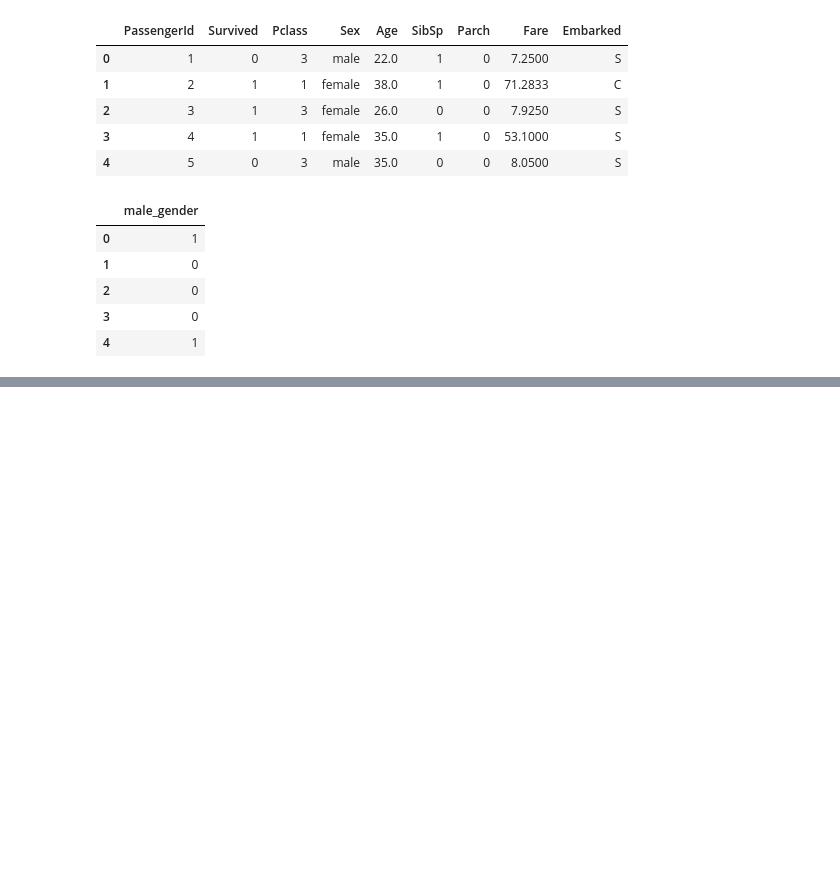
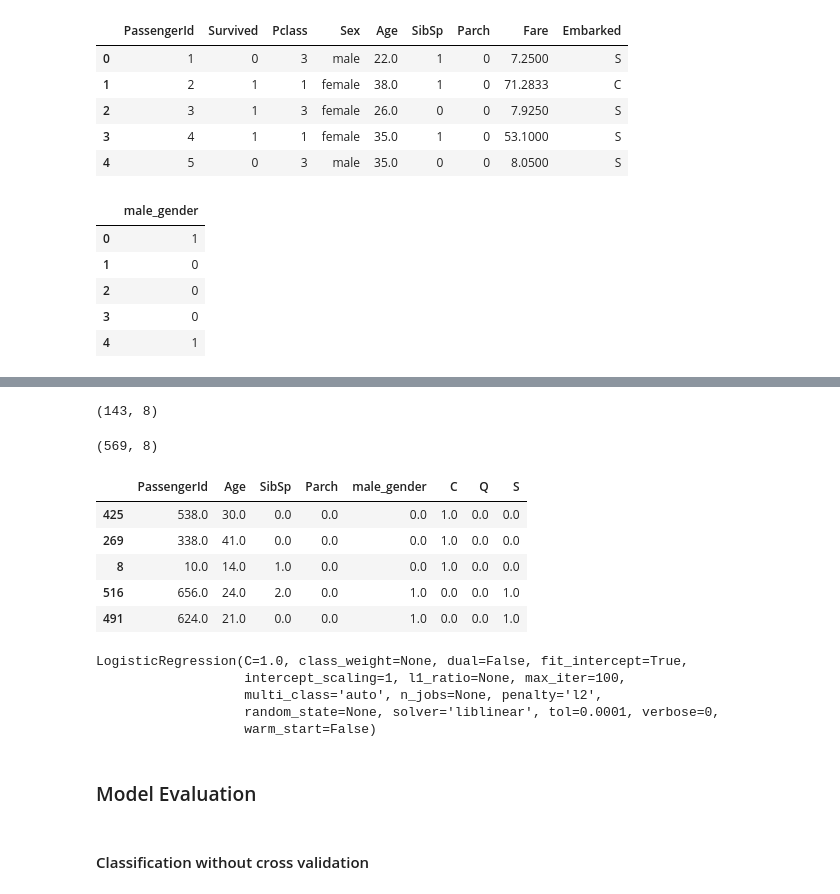
Before and after one commit to varshinireddyt/Python-for-DataScience, a Jupyter notebook: Logistic Regression.ipynb, the cells around one changed output, grey strips where cells are left out. Saved outputs shown, nothing was run; the diff lists cells and outputs as text; code cells hidden in the pictures; blank space fills up the shorter version.

Commit message:
logistic regression basics

```diff
--- a/Logistic Regression.ipynb
+++ b/Logistic Regression.ipynb
@@ -225,0 +289,28 @@ embarked_DF.head()
+# %%
+X_train,X_test,y_train,y_test = train_test_split(titanic_dmy.drop('Survived',axis=1),
+                                                titanic_dmy['Survived'],test_size=0.2,
+                                                random_state=200)
+# %%
+print(X_test.shape)
+X_train.shape
+# %% [output]
+(143, 8)
+(569, 8)
+# %%
+X_train[0:5]
+# %% [output]
+|  | PassengerId | Age | SibSp | Parch | male_gender | C | Q | S |
+| 425 | 538.0 | 30.0 | 0.0 | 0.0 | 0.0 | 1.0 | 0.0 | 0.0 |
+| 269 | 338.0 | 41.0 | 0.0 | 0.0 | 0.0 | 1.0 | 0.0 | 0.0 |
+| 8 | 10.0 | 14.0 | 1.0 | 0.0 | 0.0 | 1.0 | 0.0 | 0.0 |
+| 516 | 656.0 | 24.0 | 2.0 | 0.0 | 1.0 | 0.0 | 0.0 | 1.0 |
+| 491 | 624.0 | 21.0 | 0.0 | 0.0 | 1.0 | 0.0 | 0.0 | 1.0 |
+# %%
+Logreg = LogisticRegression(solver='liblinear')
+Logreg.fit(X_train,y_train)
+# %% [output]
+LogisticRegression(C=1.0, class_weight=None, dual=False, fit_intercept=True,
+                   intercept_scaling=1, l1_ratio=None, max_iter=100,
+                   multi_class='auto', n_jobs=None, penalty='l2',
+                   random_state=None, solver='liblinear', tol=0.0001, verbose=0,
+                   warm_start=False)
@@ -225,0 +319,4 @@ embarked_DF.head()
+# %% [markdown]
+### Model Evaluation
+# %% [markdown]
+#### Classification without cross validation
```
Also changed, not shown: parts of 20 cells of this notebook.
